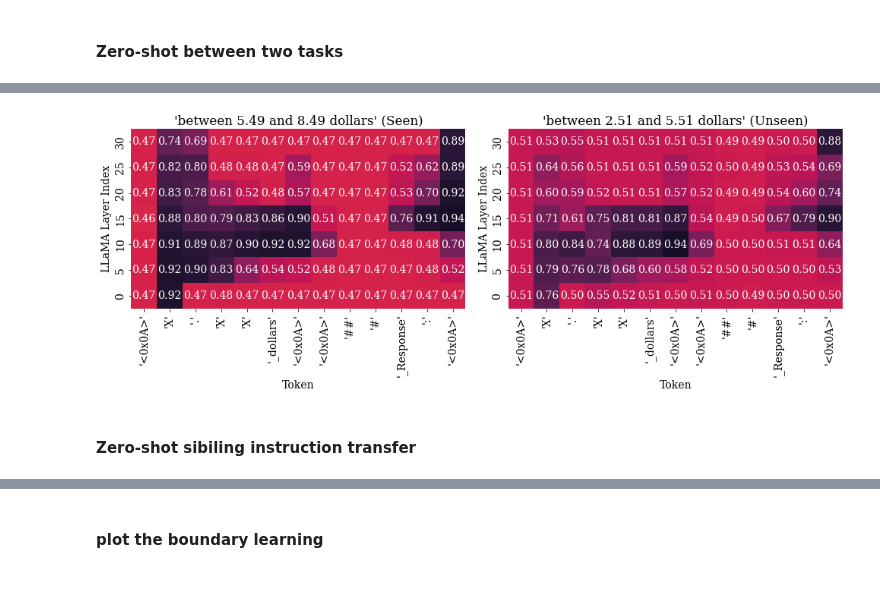
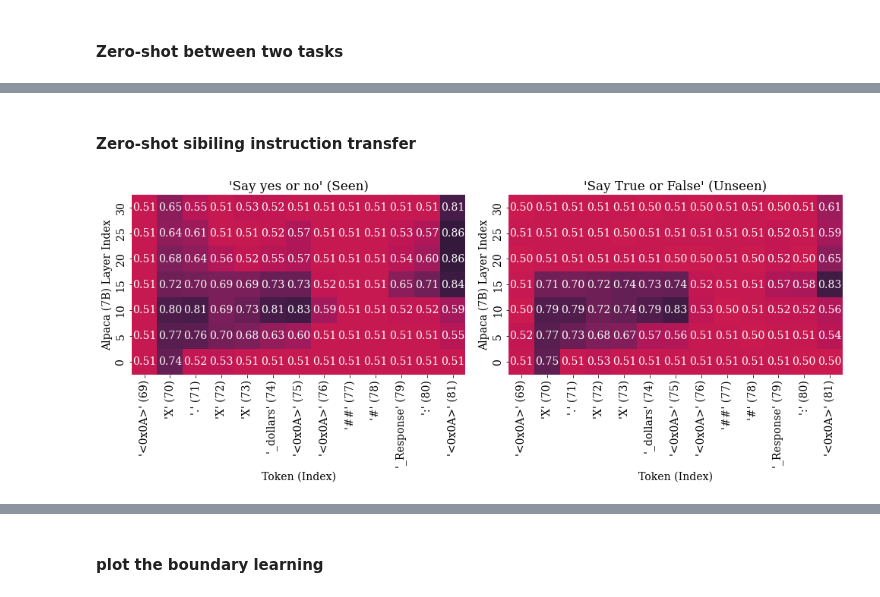
Before and after one commit to jasonlim131/robust-circuit-discovery, a Jupyter notebook: analysis.ipynb, the cells around one changed output, grey strips where cells are left out. Saved outputs shown, nothing was run; the diff lists cells and outputs as text; code cells hidden in the pictures.

```diff
--- a/analysis.ipynb
+++ b/analysis.ipynb
@@ -257,42 +574,3 @@ heatmap_transfer_df = df.pivot(index='LLaMA Layer Idx', columns='Token Position
-# %%
-plt.rcParams["font.family"] = "DejaVu Serif"
-font = {'family' : 'DejaVu Serif',
-        'size'   : 14}
-plt.rc('font', **font)
-
-fig, ax = plt.subplots(1, 2, figsize=(14, 5.5))
-sns.heatmap(
-    heatmap_original_df, yticklabels=heatmap_original_df.index[::-1],
-    annot=True, fmt='.2f', vmin=0.0, vmax=1.0,
-    cmap="rocket_r", square=True, cbar=False, ax=ax[0],
-    xticklabels=["'<0x0A>'", "'X'", "'.'", "'X'", "'X'",
-                 "'_dollars'", "'<0x0A>'",
-                 "'<0x0A>'", "'##'", "'#'",
-                 "'_Response'", "':'", "'<0x0A>'"]
-)
-
-sns.heatmap(
-    heatmap_transfer_df, yticklabels=heatmap_transfer_df.index[::-1],
-    annot=True, fmt='.2f', vmin=0.0, vmax=1.0,
-    cmap="rocket_r", square=True, cbar=False, ax=ax[1],
-    xticklabels=["'<0x0A>'", "'X'", "'.'", "'X'", "'X'",
-                 "'_dollars'", "'<0x0A>'",
-                 "'<0x0A>'", "'##'", "'#'",
-                 "'_Response'", "':'", "'<0x0A>'"]
-)
-
-ax[0].set(xlabel='Token',
-       ylabel='LLaMA Layer Index',
-       title="'between 5.49 and 8.49 dollars' (Seen)")
-ax[1].set(xlabel='Token',
-       ylabel='LLaMA Layer Index',
-       title="'between 2.51 and 5.51 dollars' (Unseen)")
-
-fig.tight_layout()
-# plt.show()
-plt.savefig("./logs/zeroshot-transfer.svg", bbox_inches='tight')
-# %% [output]
-[figure, removed]
 # %% [markdown]
 #### Zero-shot sibiling instruction transfer
 # %%
@@ -307,14 +593,53 @@ original = loaded_object['both_bound_alignment']
 # %%
 df = pd.DataFrame(list(original.items()), columns=['coord', 'value'])
 # Split the coord column into separate columns
 df[['LLaMA Layer Idx', 'Token Position Idx']] = pd.DataFrame(df['coord'].tolist(), index=df.index)
 df['LLaMA Layer Idx'] = df['LLaMA Layer Idx'].max() - df['LLaMA Layer Idx']
 # Reshape the DataFrame to have coordinates as columns
 heatmap_original_df = df.pivot(index='LLaMA Layer Idx', columns='Token Position Idx', values='value')
 
 df = pd.DataFrame(list(transfer.items()), columns=['coord', 'value'])
 # Split the coord column into separate columns
 df[['LLaMA Layer Idx', 'Token Position Idx']] = pd.DataFrame(df['coord'].tolist(), index=df.index)
 df['LLaMA Layer Idx'] = df['LLaMA Layer Idx'].max() - df['LLaMA Layer Idx']
 # Reshape the DataFrame to have coordinates as columns
 heatmap_transfer_df = df.pivot(index='LLaMA Layer Idx', columns='Token Position Idx', values='value')
+
+plt.rcParams["font.family"] = "DejaVu Serif"
+font = {'family' : 'DejaVu Serif',
+        'size'   : 14}
+plt.rc('font', **font)
+
+fig, ax = plt.subplots(1, 2, figsize=(14, 5.5))
+sns.heatmap(
+    heatmap_original_df, yticklabels=heatmap_original_df.index[::-1],
+    annot=True, fmt='.2f', vmin=0.0, vmax=1.0,
+    cmap="rocket_r", square=True, cbar=False, ax=ax[0],
+    xticklabels=["'<0x0A>' (69)", "'X' (70)", "'.' (71)", "'X' (72)", "'X' (73)",
+                 "'_dollars' (74)", "'<0x0A>' (75)",
+                 "'<0x0A>' (76)", "'##' (77)", "'#' (78)",
+                 "'_Response' (79)", "':' (80)", "'<0x0A>' (81)"]
+)
+
+sns.heatmap(
+    heatmap_transfer_df, yticklabels=heatmap_transfer_df.index[::-1],
+    annot=True, fmt='.2f', vmin=0.0, vmax=1.0,
+    cmap="rocket_r", square=True, cbar=False, ax=ax[1],
+    xticklabels=["'<0x0A>' (69)", "'X' (70)", "'.' (71)", "'X' (72)", "'X' (73)",
+                 "'_dollars' (74)", "'<0x0A>' (75)",
+                 "'<0x0A>' (76)", "'##' (77)", "'#' (78)",
+                 "'_Response' (79)", "':' (80)", "'<0x0A>' (81)"]
+)
+
+ax[0].set(xlabel='Token (Index)',
+       ylabel='Alpaca (7B) Layer Index',
+       title="'Say yes or no' (Seen)")
+ax[1].set(xlabel='Token (Index)',
+       ylabel='Alpaca (7B) Layer Index',
+       title="'Say True or False' (Unseen)")
+
+fig.tight_layout()
+# plt.show()
+plt.savefig("./logs/different-return-transfer.svg", bbox_inches='tight')
+# %% [output]
+[figure, added]
```
Also changed, not shown: parts of 29 cells of this notebook, 2 other files.
